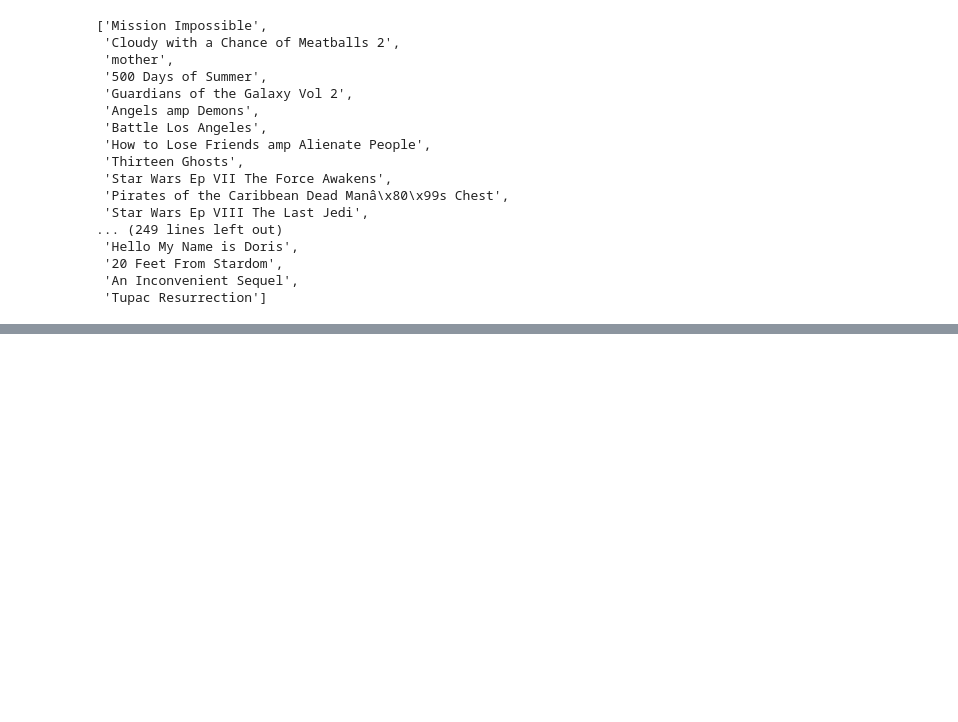
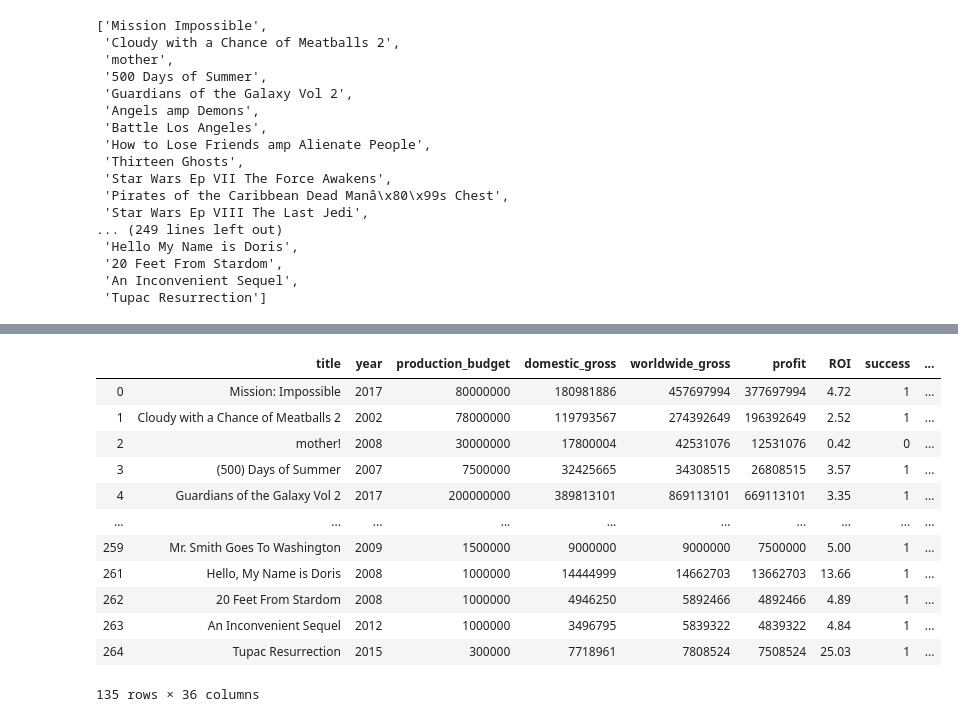
Before and after one commit to will4865/FlatironCapstoneProject, a Jupyter notebook: cleaning_scripts.ipynb, the cells around one changed output, grey strips where cells are left out. Cells and saved outputs as stored; diff of their text form; code cells hidden in the pictures; blank space fills up the shorter version.

Commit message:
added more omdb info

```diff
--- a/cleaning_scripts.ipynb
+++ b/cleaning_scripts.ipynb
@@ -5,6 +5,8 @@ import pandas as pd
 from bs4 import BeautifulSoup
 import requests
 import string
+pd.options.display.max_columns = 40
+pd.options.display.max_rows = 100
 %run -i 'functions/clean_script_html.py'
 %run -i 'functions/omdb_get.py'
 # %%
@@ -248,0 +232,3 @@ found_df
+# %%
+to_add_df = pd.DataFrame(film_desc)
+to_add_df#.loc[to_add_df['Title'].notna()]
@@ -248,0 +249,19 @@ found_df
+# %%
+to_add_df = pd.concat([missing_df.reset_index(drop = True), to_add_df.reset_index(drop = True)], axis = 1)
+omdb_at_large = to_add_df.loc[to_add_df['Title'].isna()]
+to_add_df = to_add_df.loc[to_add_df['Title'].notna()]
+to_add_df
+# %% [output]
+|  | title | year | production_budget | domestic_gross | worldwide_gross | profit | ROI | success | ... |
+| 0 | Mission: Impossible | 2017 | 80000000 | 180981886 | 457697994 | 377697994 | 4.72 | 1 | ... |
+| 1 | Cloudy with a Chance of Meatballs 2 | 2002 | 78000000 | 119793567 | 274392649 | 196392649 | 2.52 | 1 | ... |
+| 2 | mother! | 2008 | 30000000 | 17800004 | 42531076 | 12531076 | 0.42 | 0 | ... |
+| 3 | (500) Days of Summer | 2007 | 7500000 | 32425665 | 34308515 | 26808515 | 3.57 | 1 | ... |
+| 4 | Guardians of the Galaxy Vol 2 | 2017 | 200000000 | 389813101 | 869113101 | 669113101 | 3.35 | 1 | ... |
+| ... | ... | ... | ... | ... | ... | ... | ... | ... | ... |
+| 259 | Mr. Smith Goes To Washington | 2009 | 1500000 | 9000000 | 9000000 | 7500000 | 5.00 | 1 | ... |
+| 261 | Hello, My Name is Doris | 2008 | 1000000 | 14444999 | 14662703 | 13662703 | 13.66 | 1 | ... |
+| 262 | 20 Feet From Stardom | 2008 | 1000000 | 4946250 | 5892466 | 4892466 | 4.89 | 1 | ... |
+| 263 | An Inconvenient Sequel | 2012 | 1000000 | 3496795 | 5839322 | 4839322 | 4.84 | 1 | ... |
+| 264 | Tupac Resurrection | 2015 | 300000 | 7718961 | 7808524 | 7508524 | 25.03 | 1 | ... |
+135 rows × 36 columns
```
Also changed, not shown: parts of 19 cells of this notebook.
